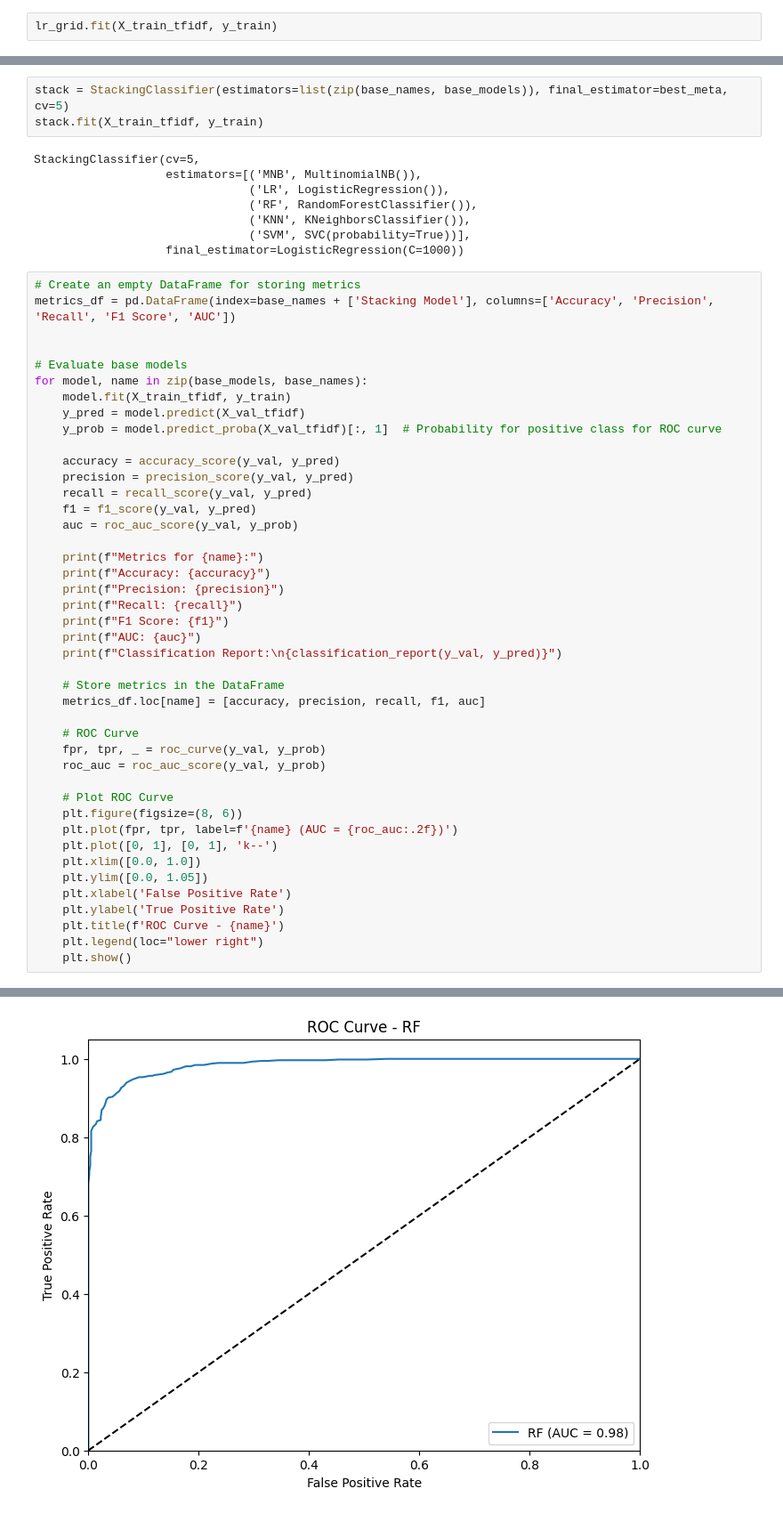
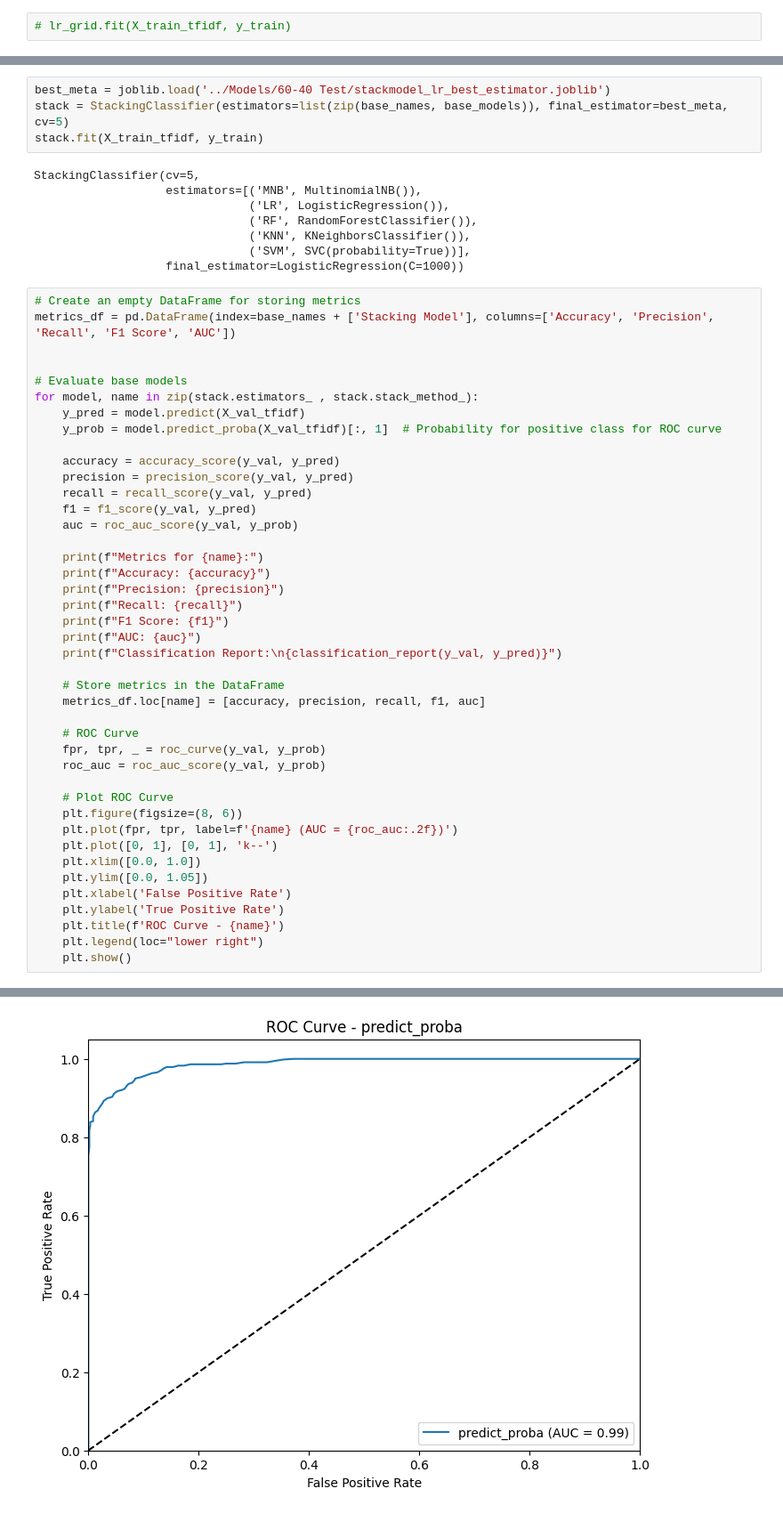
Before and after one commit to lendon08/thesis_factify, a Jupyter notebook: 60-40-10 Tests/60_40_lr.ipynb, the cells around one changed output, grey strips where cells are left out. Shown: that part at 89% size. Saved outputs shown, nothing was run; the diff lists cells and outputs as text.

```diff
--- a/60-40-10 Tests/60_40_lr.ipynb
+++ b/60-40-10 Tests/60_40_lr.ipynb
@@ -108,2 +123,2 @@ lr_grid = GridSearchCV(estimator=lr, param_grid=param_grid, scoring='accuracy',
 # %%
-lr_grid.fit(X_train_tfidf, y_train)
+# lr_grid.fit(X_train_tfidf, y_train)
@@ -126,4 +131,5 @@ joblib.dump(best_meta, '../Models/60-40 Test/stackmodel_lr_best_estimator.joblib
 # %%
+best_meta = joblib.load('../Models/60-40 Test/stackmodel_lr_best_estimator.joblib')
 stack = StackingClassifier(estimators=list(zip(base_names, base_models)), final_estimator=best_meta, cv=5)
 stack.fit(X_train_tfidf, y_train)
 # %% [output]
@@ -140,8 +146,7 @@ metrics_df = pd.DataFrame(index=base_names + ['Stacking Model'], columns=['Accur
 
 
 # Evaluate base models
-for model, name in zip(base_models, base_names):
-    model.fit(X_train_tfidf, y_train)
+for model, name in zip(stack.estimators_ , stack.stack_method_):
     y_pred = model.predict(X_val_tfidf)
     y_prob = model.predict_proba(X_val_tfidf)[:, 1]  # Probability for positive class for ROC curve
 
@@ -224,5 +229,5 @@ Classification Report:
 
     accuracy                           0.93      1154
    macro avg       0.93      0.93      0.93      1154
 weighted avg       0.93      0.93      0.93      1154
-[figure, old version]
+[figure, new version]
```
Also changed, not shown: parts of 10 cells of this notebook, 4 other files.
